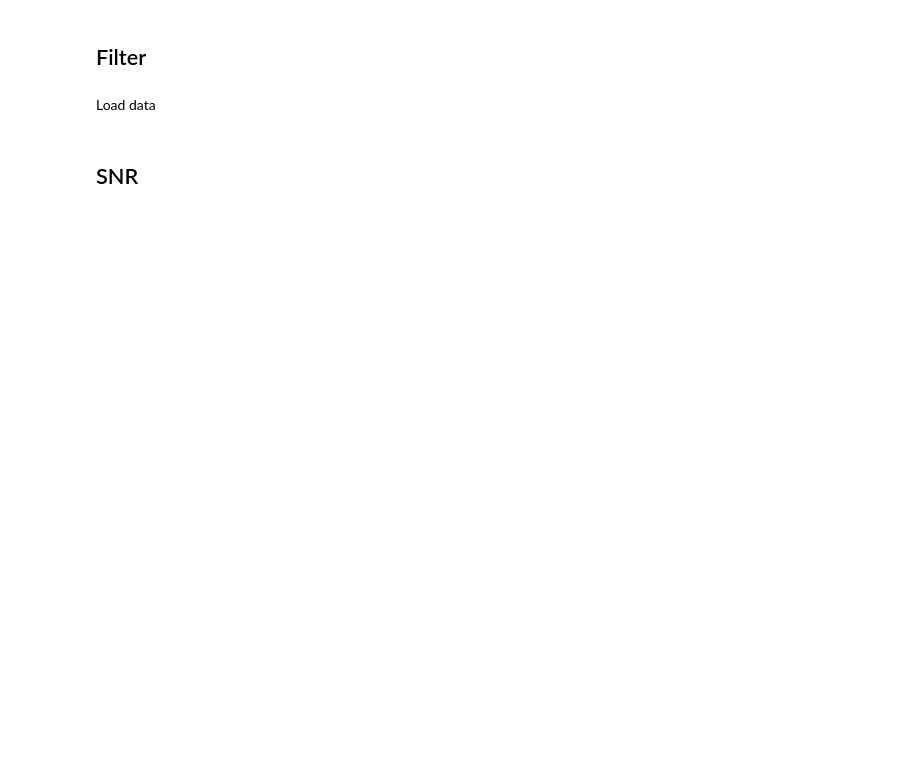
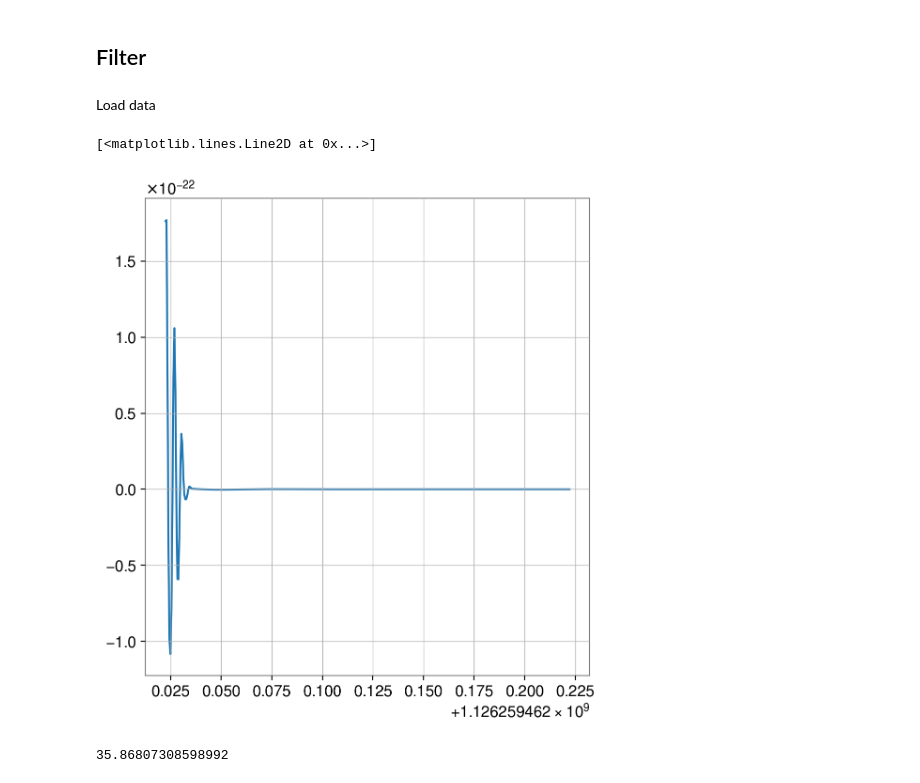
Before and after one commit to Lu-Neil/qnm_filter, a Jupyter notebook: code_demo/Systematics/Systematics MDC.ipynb, the cells around one changed output. Drawn from its saved outputs; the diff is of its cells as text; code cells hidden in the pictures; blank space fills up the shorter version.

```diff
--- a/code_demo/Systematics/Systematics MDC.ipynb
+++ b/code_demo/Systematics/Systematics MDC.ipynb
@@ -94,3 +33,6 @@ noise_waveform = qnm_filter.Data(noise[trim:], index = L_data.times.value[trim:]
+# %%
+peak_time = H_data.times.value[np.argmax(H_waveform)]
+SSB_peak_time = peak_time - 0.014685396838313368
 # %%
 # np.savez("Systematics_MDC_Realisation0_H.npz", index = H_waveform.index, values = H_waveform.values)
 # np.savez("Systematics_MDC_Realisation0_L.npz", index = L_waveform.index, values = L_waveform.values)
@@ -99,7 +41,7 @@ noise_waveform = qnm_filter.Data(noise[trim:], index = L_data.times.value[trim:]
 # %%
 input = dict(model_list = [(2, 2, 0)], #l, m, n
              # trucation time (geocenter, in second)
-             t_init = 1126259462.4083147,
+             t_init = SSB_peak_time+9e-3, #Calculated from SNR+t_init notebook
              # length of the analysis window (in second)
              window_width = 0.2,
              # sampling rate after conditioning (in Hz)
@@ -114,5 +56,3 @@ fit = qnm_filter.Network(**input)
 Load data
 # %%
 fit.original_data['H1'] = H_waveform
-fit.original_data['L1'] = L_waveform
-fit.detector_alignment()
@@ -118,0 +63,11 @@ fit.detector_alignment()
+# %%
+temp_acf = np.full(input['srate'], 0, dtype = np.double)
+temp_acf[0] = 1e-23**2
+fit.acfs['H1'] = qnm_filter.Data(temp_acf, index = fit.acfs['H1'].index)
+fit.cholesky_decomposition()
+# %%
+fit.first_index()
+pl.plot(fit.truncate_data(fit.original_data)['H1'])
+# %% [output]
+[<matplotlib.lines.Line2D at 0x...>]
+[figure, added]
@@ -119 +76,5 @@ fit.detector_alignment()
+# %%
+fit.compute_SNR(0, template, 'H1', optimal=True)
+# %% [output]
+35.86807308598992
 # %%
@@ -129,5 +83,3 @@ delta_chi = 0.03
 massspace = np.arange(34, 100, delta_mass)
 chispace = np.arange(0.0, 0.95, delta_chi)
 mass_grid, chi_grid = np.meshgrid(massspace, chispace)
-# %% [markdown]
-## SNR
```
Also changed, not shown: parts of 46 cells of this notebook, 8 other files.
